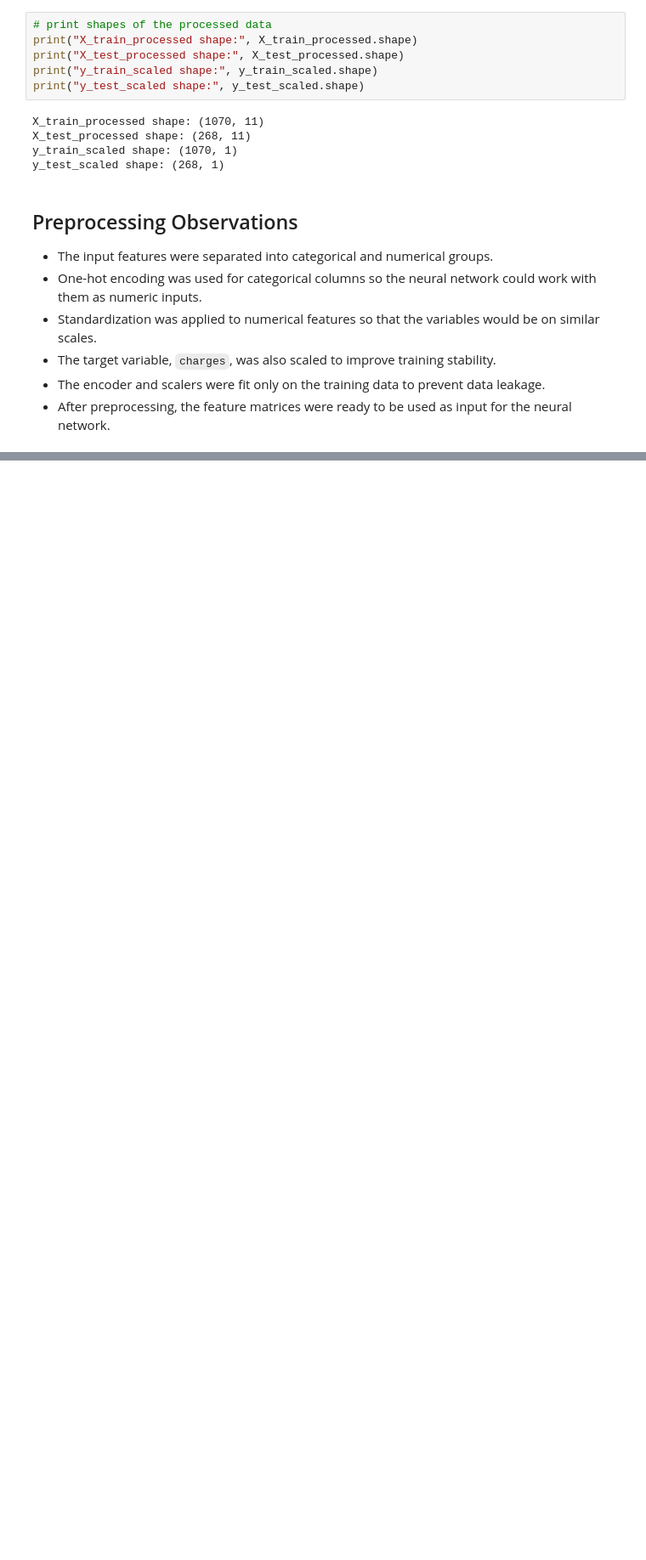
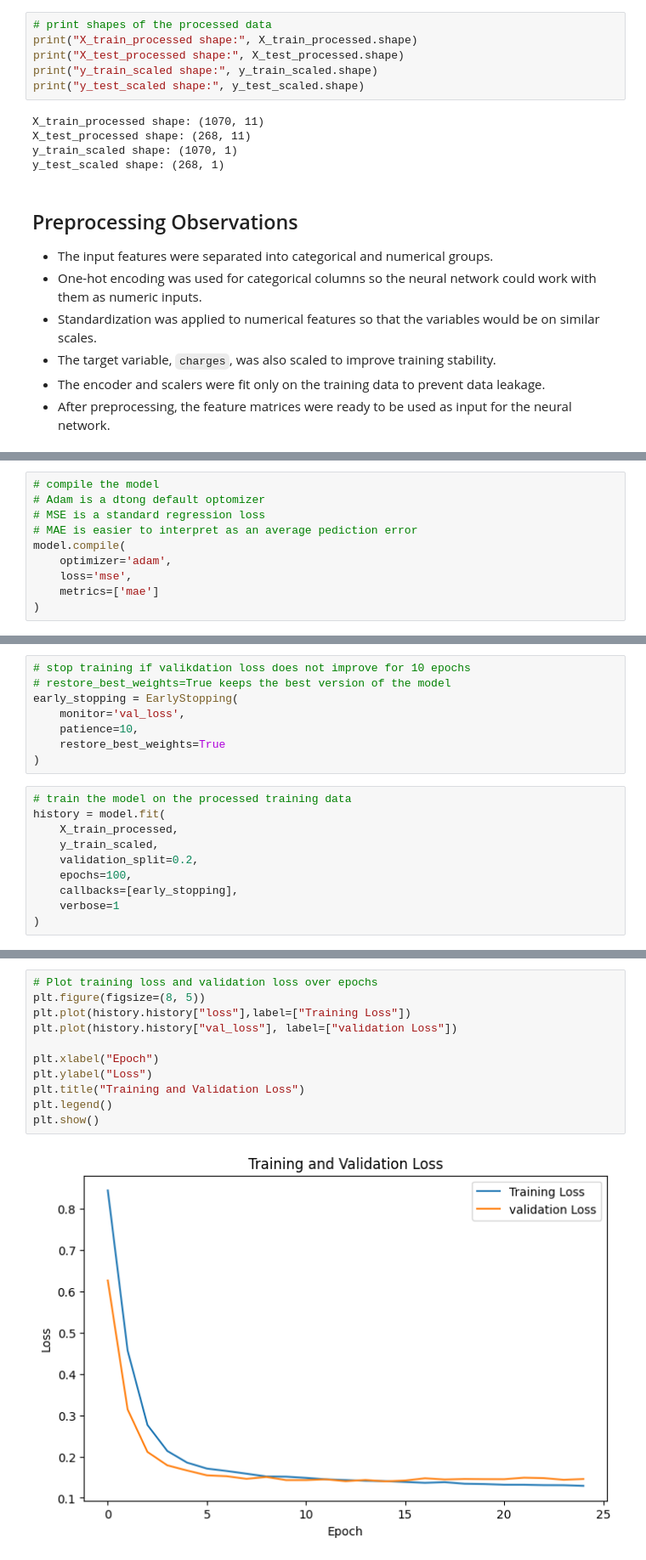
Before and after one commit to OzvalDoRJ4552/insurance_nn_project, a Jupyter notebook: notebooks/insurance_nn_project.ipynb, the cells around one changed output, grey strips where cells are left out. Shown at 85% size. Saved outputs shown, nothing was run; the diff lists cells and outputs as text; blank space fills up the shorter version.

Commit message:
Plotting performance

```diff
--- a/notebooks/insurance_nn_project.ipynb
+++ b/notebooks/insurance_nn_project.ipynb
@@ -176,0 +202,10 @@ y_test_scaled shape: (268, 1)
+# %%
+# compile the model
+# Adam is a dtong default optomizer
+# MSE is a standard regression loss
+# MAE is easier to interpret as an average pediction error
+model.compile(
+    optimizer='adam',
+    loss='mse',
+    metrics=['mae']
+)
@@ -176,0 +243,18 @@ y_test_scaled shape: (268, 1)
+# %%
+# stop training if valikdation loss does not improve for 10 epochs
+# restore_best_weights=True keeps the best version of the model
+early_stopping = EarlyStopping(
+    monitor='val_loss',
+    patience=10,
+    restore_best_weights=True
+)
+# %%
+# train the model on the processed training data
+history = model.fit(
+    X_train_processed,
+    y_train_scaled,
+    validation_split=0.2,
+    epochs=100,
+    callbacks=[early_stopping],
+    verbose=1
+)
@@ -176,0 +323,13 @@ y_test_scaled shape: (268, 1)
+# %%
+# Plot training loss and validation loss over epochs
+plt.figure(figsize=(8, 5))
+plt.plot(history.history["loss"],label=["Training Loss"])
+plt.plot(history.history["val_loss"], label=["validation Loss"])
+
+plt.xlabel("Epoch")
+plt.ylabel("Loss")
+plt.title("Training and Validation Loss")
+plt.legend()
+plt.show()
+# %% [output]
+[figure, added]
```
Also changed, not shown: parts of 12 cells of this notebook.
